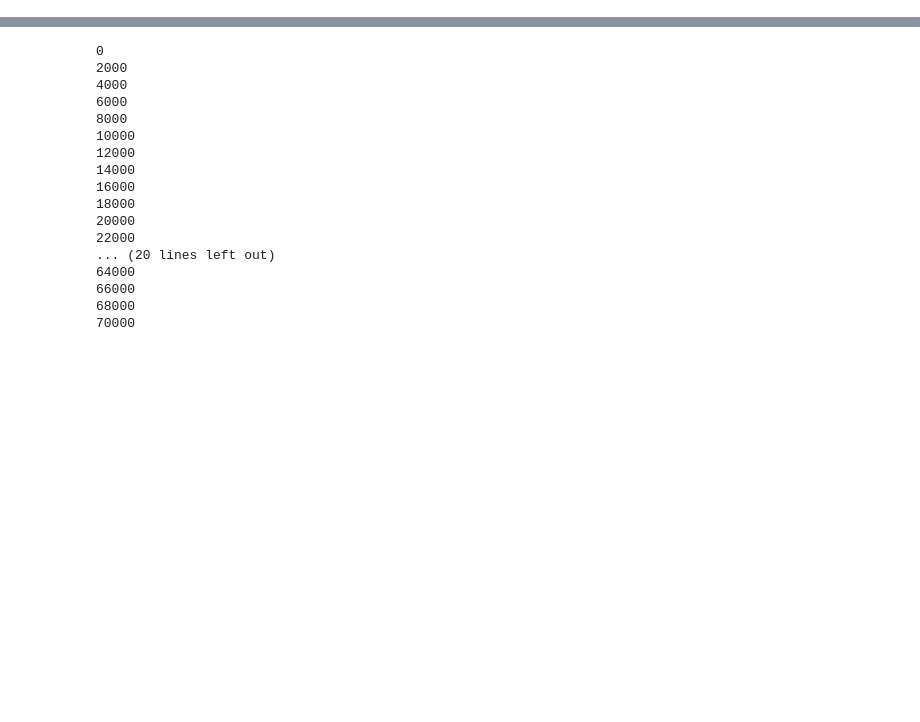
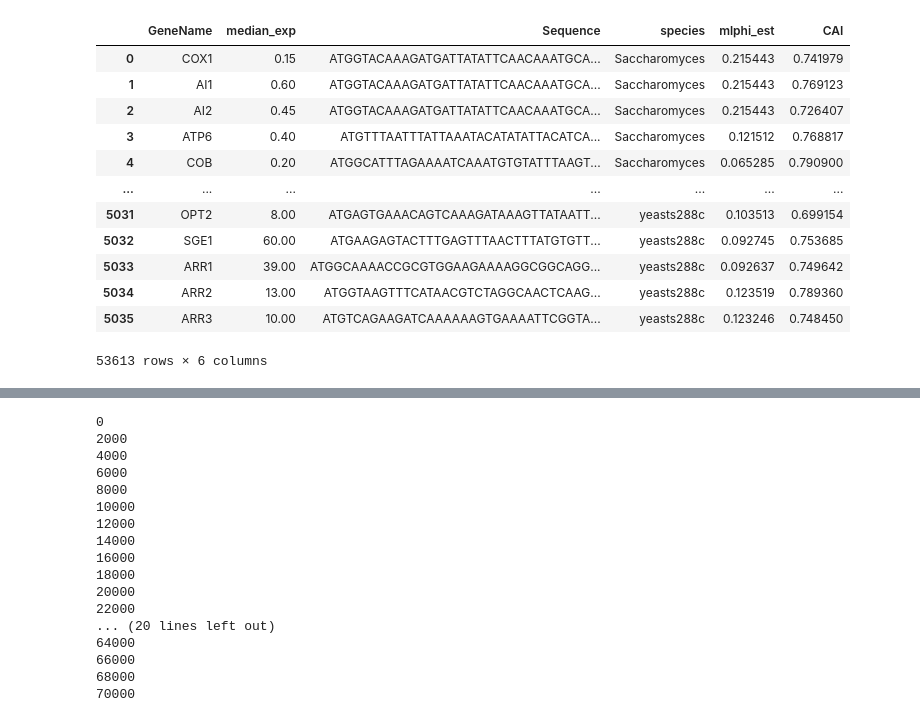
Before and after one commit to ababjac/codon-sentiment-score, a Jupyter notebook: CAI.ipynb, the cells around one changed output, grey strips where cells are left out. Saved outputs shown, nothing was run; the diff lists cells and outputs as text; code cells hidden in the pictures; blank space fills up the shorter version.

```diff
--- a/CAI.ipynb
+++ b/CAI.ipynb
@@ -15,0 +9,17 @@ To enable the following instructions: AVX2 AVX512F AVX512_VNNI FMA, in other ope
+# %%
+df = pd.read_csv('./data/cub.csv', index_col=0)
+df
+# %% [output]
+|  | GeneName | median_exp | Sequence | species | mlphi_est | CAI |
+| 0 | COX1 | 0.15 | ATGGTACAAAGATGATTATATTCAACAAATGCA... | Saccharomyces | 0.215443 | 0.741979 |
+| 1 | AI1 | 0.60 | ATGGTACAAAGATGATTATATTCAACAAATGCA... | Saccharomyces | 0.215443 | 0.769123 |
+| 2 | AI2 | 0.45 | ATGGTACAAAGATGATTATATTCAACAAATGCA... | Saccharomyces | 0.215443 | 0.726407 |
+| 3 | ATP6 | 0.40 | ATGTTTAATTTATTAAATACATATATTACATCA... | Saccharomyces | 0.121512 | 0.768817 |
+| 4 | COB | 0.20 | ATGGCATTTAGAAAATCAAATGTGTATTTAAGT... | Saccharomyces | 0.065285 | 0.790900 |
+| ... | ... | ... | ... | ... | ... | ... |
+| 5031 | OPT2 | 8.00 | ATGAGTGAAACAGTCAAAGATAAAGTTATAATT... | yeasts288c | 0.103513 | 0.699154 |
+| 5032 | SGE1 | 60.00 | ATGAAGAGTACTTTGAGTTTAACTTTATGTGTT... | yeasts288c | 0.092745 | 0.753685 |
+| 5033 | ARR1 | 39.00 | ATGGCAAAACCGCGTGGAAGAAAAGGCGGCAGG... | yeasts288c | 0.092637 | 0.749642 |
+| 5034 | ARR2 | 13.00 | ATGGTAAGTTTCATAACGTCTAGGCAACTCAAG... | yeasts288c | 0.123519 | 0.789360 |
+| 5035 | ARR3 | 10.00 | ATGTCAGAAGATCAAAAAAGTGAAAATTCGGTA... | yeasts288c | 0.123246 | 0.748450 |
+53613 rows × 6 columns
```
Also changed, not shown: parts of 3 cells of this notebook, 14 other files.
